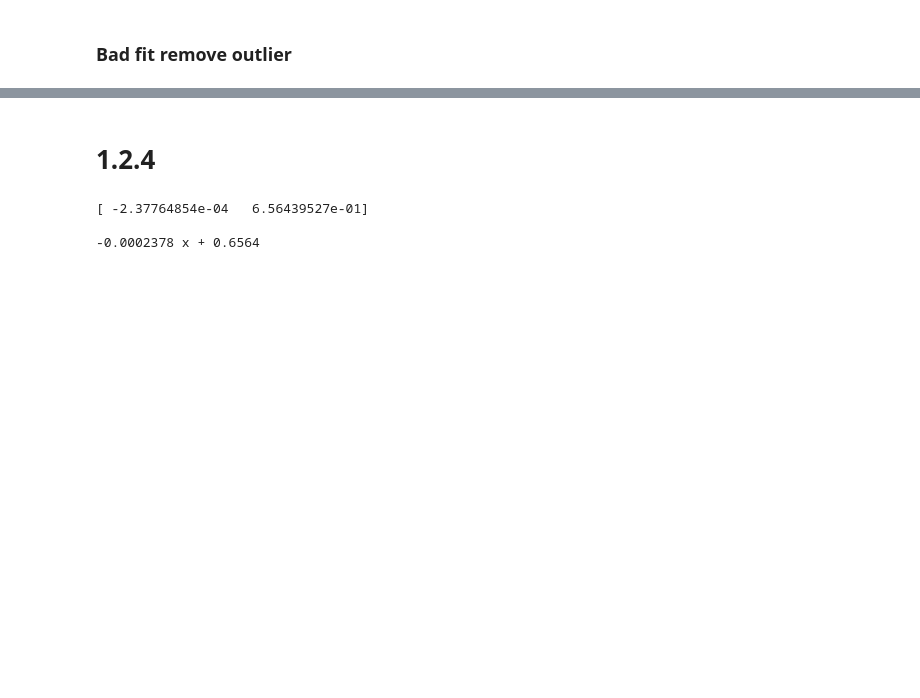
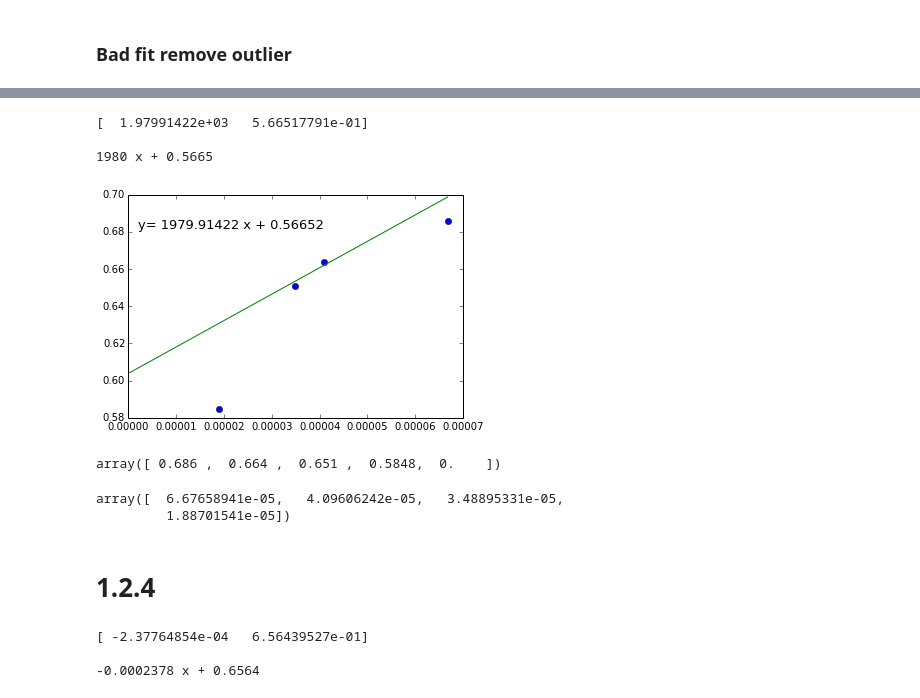
Before and after one commit to dorisjlee/111BSClab, a Jupyter notebook: lab1/Plots for lab 1.ipynb, the cells around one changed output, grey strips where cells are left out. Cells and saved outputs as stored; diff of their text form; code cells hidden in the pictures; blank space fills up the shorter version.

```diff
--- a/lab1/Plots for lab 1.ipynb
+++ b/lab1/Plots for lab 1.ipynb
@@ -120,3 +130,33 @@ p1 = fit_and_plot(r,v)
+# %%
+r = np.array([470,820,1000,2200])# [kohm]
+v_in = np.array([0.686,0.664,0.651,584.8e-3]) #[V]
+v_ext =1
+I_in = I_in[np.where(r>0)]
+I_in = (v_ext - v_in)/(r*10^3) #[A]
+# I_in = list(I_in)
+# I_in.append(0)
+# I_in = np.array(I_in)
+# print I_in
+# plt.plot(I_in,v_in[np.where(r>0)],'o')
+# v_in =list(v_in)
+# v_in.append(0)
+# v_in = np.array(v_in)
+# print v_in
+p1 = fit_and_plot(I_in,v_in,zeroed=True)
+# %% [output]
+[  1.97991422e+03   5.66517791e-01]
+
+1980 x + 0.5665
+[figure, added]
+# %%
+v_in
+# %% [output]
+array([ 0.686 ,  0.664 ,  0.651 ,  0.5848,  0.    ])
+# %%
+I_in
+# %% [output]
+array([  6.67658941e-05,   4.09606242e-05,   3.48895331e-05,
+         1.88701541e-05])
 # %% [markdown]
 # 1.2.4
 # %%
```
Also changed, not shown: parts of 3 cells of this notebook, 1 other file.
